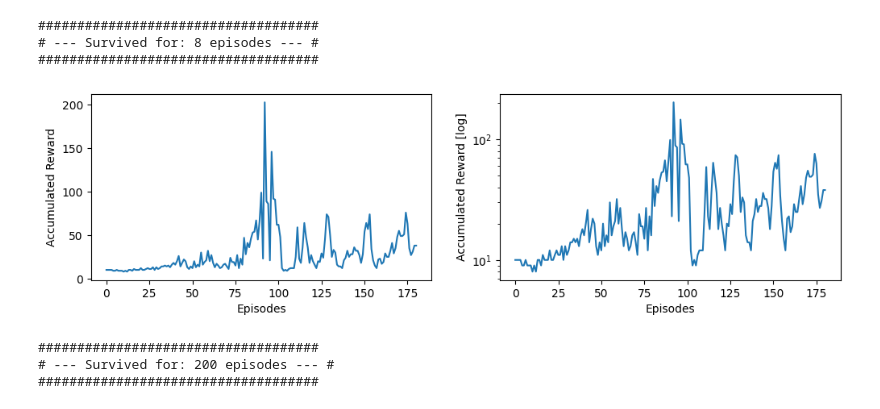
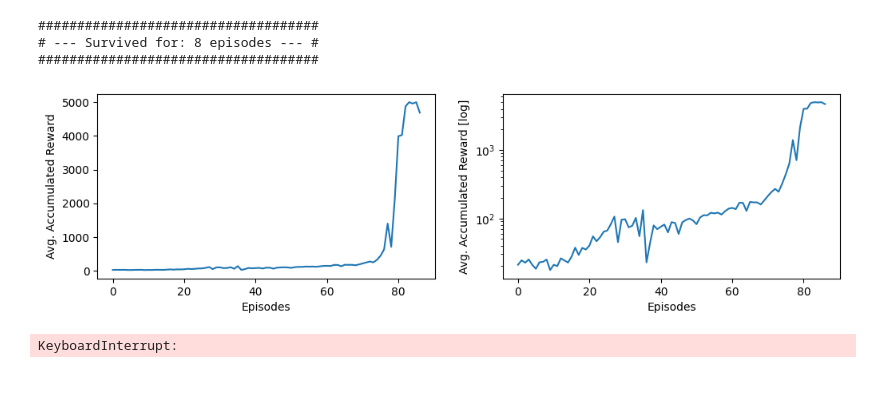
Before and after one commit to seba2390/ProximalPolicyOptimization, a Jupyter notebook: main.ipynb, the cells around one changed output. Drawn from its saved outputs; the diff is of its cells as text; code cells hidden in the pictures.

```diff
--- a/main.ipynb
+++ b/main.ipynb
@@ -25,6 +25,7 @@ smoothing_const = 1e-8
 normalize_advantages = True
 batch_size = 32
 shuffle_batches = False
+max_game_length = 5000
 architecture = "Individual Networks"
 
 
@@ -37,6 +38,7 @@ Agent = PPOAgent(env=env,
                  smooting_const=smoothing_const,
                  normalize_advantages=normalize_advantages,
                  batch_size=batch_size,
+                 max_game_length=max_game_length,
                  shuffle_batches = shuffle_batches,
                  architecture=architecture,
                  seed=rng_seed)
@@ -48,17 +50,17 @@ Agent.play(render=False)
 # --- Survived for: 11 episodes --- #
 ####################################
 # %%
-num_episodes = 181
+num_episodes = 87
 if architecture == "Individual Networks":
-    avg_accumulated_rewards = Agent.train(episodes=num_episodes,
-                                     policy_lr=policy_lr,
-                                     value_lr=value_lr,
-                                     num_policy_epochs=num_policy_epochs,
-                                     num_value_epochs=num_value_epochs)
+    avg_accumulated_rewards, avg_value_net_loss, avg_policy_net_loss = Agent.train(episodes=num_episodes,
+                                                                                   policy_lr=policy_lr,
+                                                                                   value_lr=value_lr,
+                                                                                   num_policy_epochs=num_policy_epochs,
+                                                                                   num_value_epochs=num_value_epochs)
 elif architecture == "Multi Head Network":
-    avg_accumulated_rewards = Agent.train(episodes=num_episodes,
-                                      multihead_lr=multihead_lr,
-                                      num_multihead_epochs=num_multihead_epochs)
+    avg_accumulated_rewards, avg_multihead_net_loss = Agent.train(episodes=num_episodes,
+                                                                  multihead_lr=multihead_lr,
+                                                                  num_multihead_epochs=num_multihead_epochs)
 # %%
 fig, ax = plt.subplots(1,2, figsize=(12,3))
 ax[0].plot([e for e in range(len(avg_accumulated_rewards))], avg_accumulated_rewards)
@@ -95,6 +97,7 @@ Agent = PPOAgent(env=env,
                  smooting_const=smoothing_const,
                  normalize_advantages=normalize_advantages,
                  batch_size=batch_size,
+                 max_game_length=max_game_length,
                  shuffle_batches = shuffle_batches,
                  architecture=architecture,
                  seed=rng_seed)
@@ -106,35 +109,33 @@ Agent.play(render=False)
 # --- Survived for: 8 episodes --- #
 ####################################
 # %%
-num_episodes = 181
+num_episodes = 87
 if architecture == "Individual Networks":
-    avg_accumulated_rewards = Agent.train(episodes=num_episodes,
-                                     policy_lr=policy_lr,
-                                     value_lr=value_lr,
-                                     num_policy_epochs=num_policy_epochs,
-                                     num_value_epochs=num_value_epochs)
+    avg_accumulated_rewards, avg_value_net_loss, avg_policy_net_loss = Agent.train(episodes=num_episodes,
+                                                                                   policy_lr=policy_lr,
+                                                                                   value_lr=value_lr,
+                                                                                   num_policy_epochs=num_policy_epochs,
+                                                                                   num_value_epochs=num_value_epochs)
 elif architecture == "Multi Head Network":
-    avg_accumulated_rewards = Agent.train(episodes=num_episodes,
-                                      multihead_lr=multihead_lr,
-                                      num_multihead_epochs=num_multihead_epochs)
+    avg_accumulated_rewards, avg_multihead_net_loss = Agent.train(episodes=num_episodes,
+                                                                  multihead_lr=multihead_lr,
+                                                                  num_multihead_epochs=num_multihead_epochs)
 # %%
 fig, ax = plt.subplots(1,2, figsize=(12,3))
 ax[0].plot([e for e in range(len(avg_accumulated_rewards))], avg_accumulated_rewards)
 ax[0].set_xlabel('Episodes')
-ax[0].set_ylabel('Accumulated Reward')
+ax[0].set_ylabel('Avg. Accumulated Reward')
 
 ax[1].plot([e for e in range(len(avg_accumulated_rewards))], avg_accumulated_rewards)
 ax[1].set_xlabel('Episodes')
-ax[1].set_ylabel('Accumulated Reward [log]')
+ax[1].set_ylabel('Avg. Accumulated Reward [log]')
 
 ax[1].set_yscale('log')
 plt.show()
 # %% [output]
-[figure, old version]
+[figure, new version]
 # %%
 # Trying to interact w. env. after training
 Agent.play(render=False)
 # %% [output]
-####################################
-# --- Survived for: 200 episodes --- #
-####################################
+KeyboardInterrupt:
```
Also changed, not shown: parts of 2 cells of this notebook, 2 other files.
